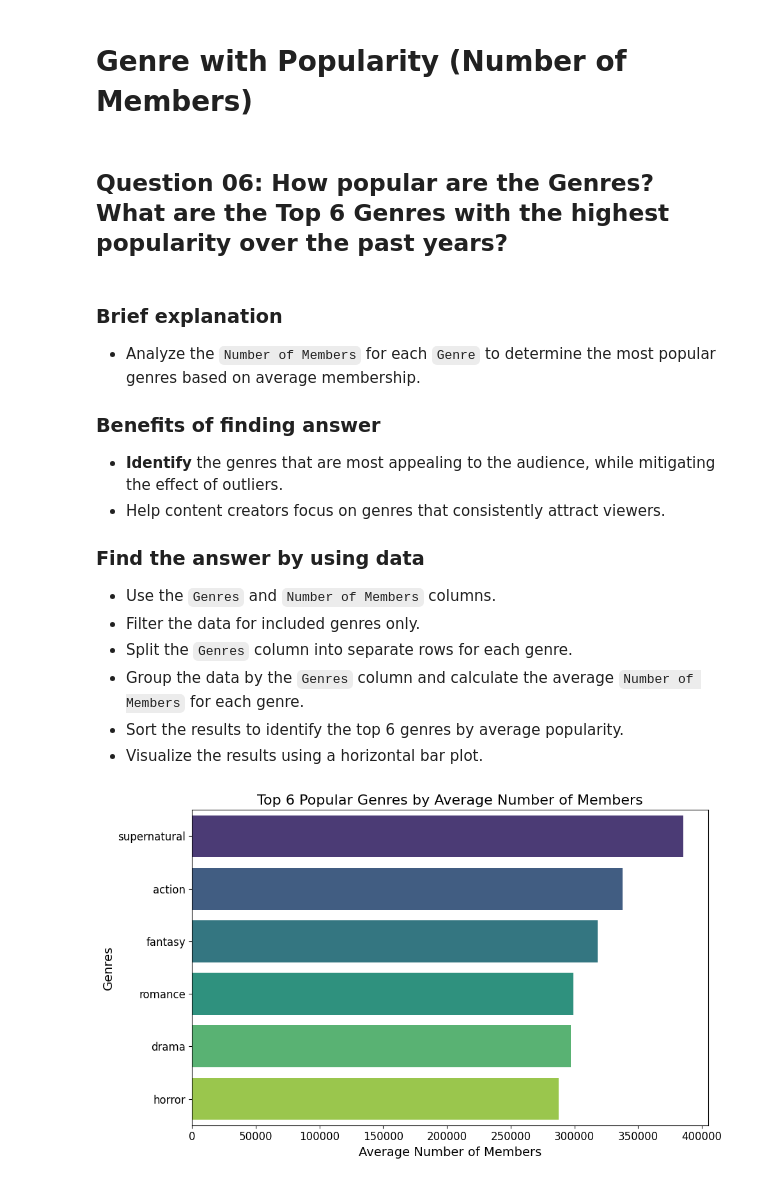
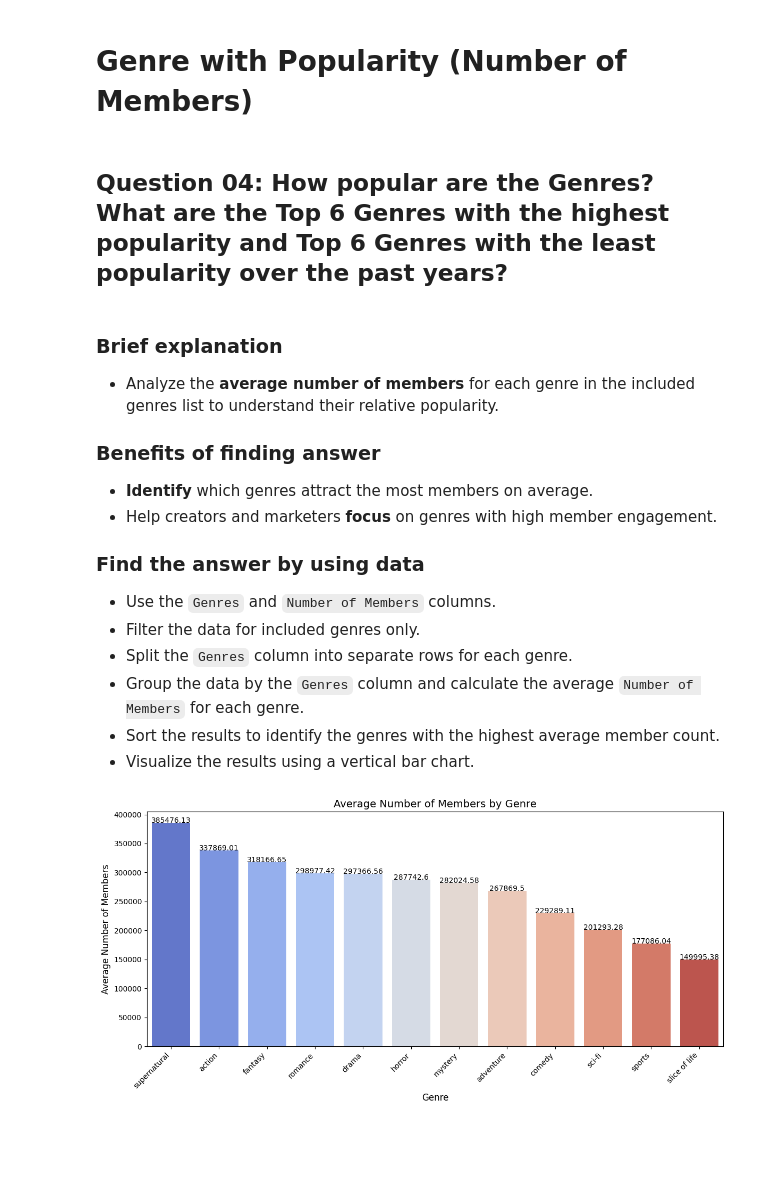
Before and after one commit to lib2509/Intro_to_DS_Final_Project, a Jupyter notebook: data_analysis.ipynb, the cells around one changed output. Saved outputs shown, nothing was run; the diff lists cells and outputs as text; code cells hidden in the pictures; blank space fills up the shorter version.

Commit message:
Update data_analysis

```diff
--- a/data_analysis.ipynb
+++ b/data_analysis.ipynb
@@ -304,20 +304,20 @@ anime_data
 # %% [markdown]
 # Genre with Popularity (Number of Members)
 # %% [markdown]
-## Question 06: How popular are the Genres? What are the Top 6 Genres with the highest popularity over the past years?
+## Question 04: How popular are the Genres? What are the Top 6 Genres with the highest popularity and Top 6 Genres with the least popularity over the past years?
 # %% [markdown]
 ### Brief explanation
-- Analyze the `Number of Members` for each `Genre` to determine the most popular genres based on average membership.
+- Analyze the **average number of members** for each genre in the included genres list to understand their relative popularity.
 
 ### Benefits of finding answer
-- **Identify** the genres that are most appealing to the audience, while mitigating the effect of outliers.
-- Help content creators focus on genres that consistently attract viewers.
+- **Identify** which genres attract the most members on average.
+- Help creators and marketers **focus** on genres with high member engagement.
 
 ### Find the answer by using data
 - Use the `Genres` and `Number of Members` columns.
 - Filter the data for included genres only.
 - Split the `Genres` column into separate rows for each genre.
 - Group the data by the `Genres` column and calculate the average `Number of Members` for each genre.
-- Sort the results to identify the top 6 genres by average popularity.
-- Visualize the results using a horizontal bar plot.
+- Sort the results to identify the genres with the highest average member count.
+- Visualize the results using a vertical bar chart.
 # %%
@@ -335,26 +338,34 @@ genre_popularity = filtered_data.groupby('Genres')['Number of Members'].mean().s
 # %%
-# Create a bar plot
-plt.figure(figsize=(10, 6))
-sns.barplot(
-    x=genre_popularity.values,
-    y=genre_popularity.index,
-    hue=genre_popularity.index,
+# Visualize the result by using a vertical bar chart
+plt.figure(figsize=(12, 6))
+bar_plot = sns.barplot(
+    x='Genre',
+    y='Average Number of Members',
+    data=genre_population,
+    palette='coolwarm',
+    hue='Genre',
     dodge=False,
-    palette='viridis',
     legend=False
 )
 
-# Customize the plot
-plt.title('Top 6 Popular Genres by Average Number of Members', fontsize=16)
-plt.xlabel('Average Number of Members', fontsize=14)
-plt.ylabel('Genres', fontsize=14)
-plt.xticks(fontsize=12)
-plt.yticks(fontsize=12)
+# Add specific values on top of each bar
+for index, row in genre_population.iterrows():
+    bar_plot.text(
+        x=index,
+        y=row['Average Number of Members'] + 0.01,  # Position above the bar
+        s=f"{row['Average Number of Members']}",
+        ha='center',
+        fontsize=10,
+        color='black'
+    )
+
+plt.title("Average Number of Members by Genre", fontsize=14)
+plt.xlabel("Genre", fontsize=12)
+plt.ylabel("Average Number of Members", fontsize=12)
+plt.xticks(rotation=45, ha='right', fontsize=10)
 plt.tight_layout()
-
-# Display the plot
 plt.show()
 # %% [output]
-[figure, old version]
+[figure, new version]
 # %% [markdown]
 ### Conclusions
```
Also changed, not shown: parts of 25 cells of this notebook.
